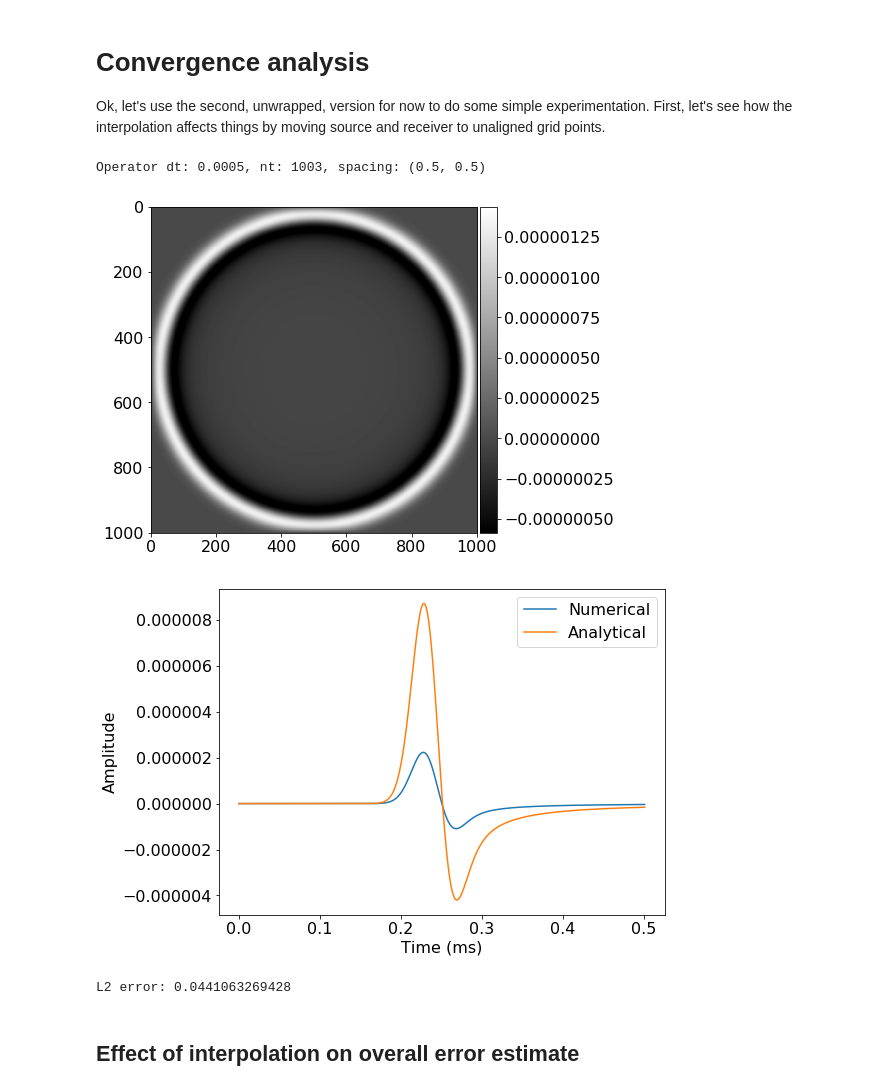
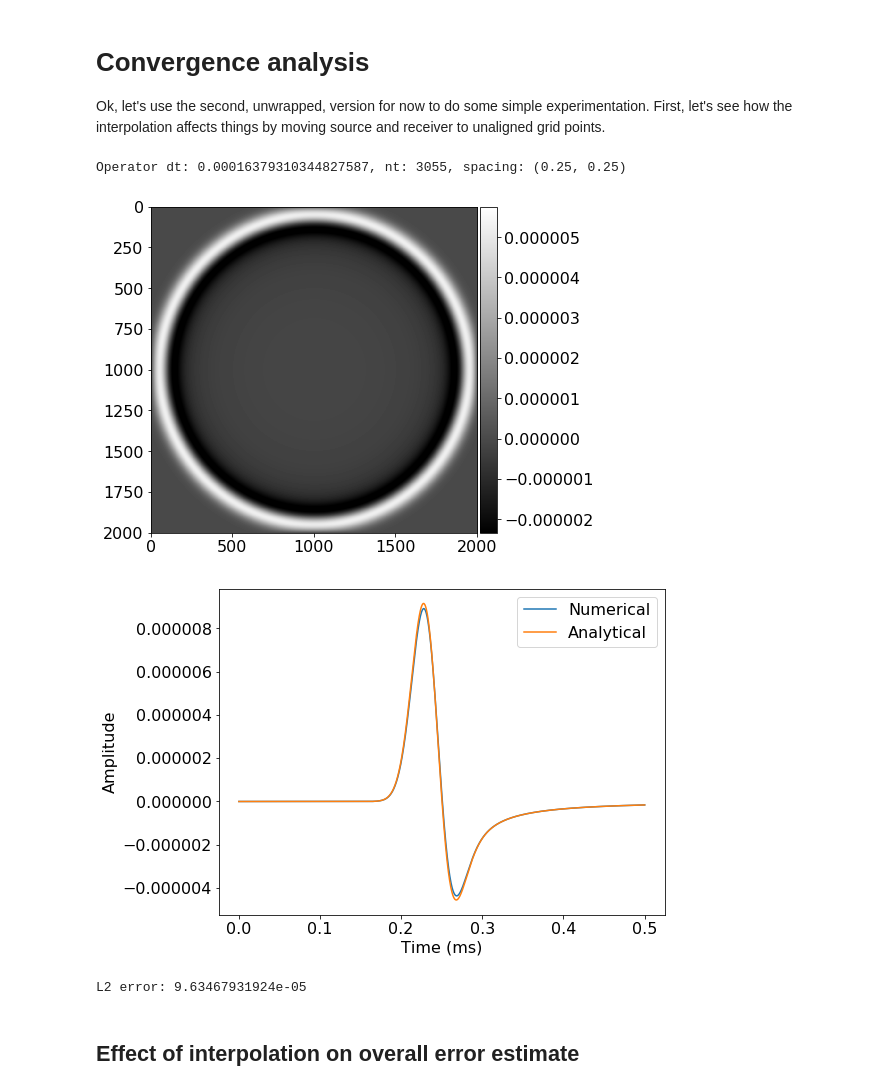
Before and after one commit to gamdow/devito, a Jupyter notebook: examples/seismic/convergence.ipynb, the cells around one changed output. Cells and saved outputs as stored; diff of their text form; code cells hidden in the pictures.

```diff
--- a/examples/seismic/convergence.ipynb
+++ b/examples/seismic/convergence.ipynb
@@ -302,7 +302,7 @@ def discretize_time(t0=0., tn=0.5, dt=0.001):
     nt = int((tn-t0) / dt) + 2
     return np.linspace(t0, nt*dt, nt)
 
-def timestep_size(dx, eps=0.58, c0=580.):
+def timestep_size(dx, eps=0.38, c0=580.):
     """
     Define timestep size for given epsilon
     """
@@ -318,7 +318,7 @@ def source_function(time):
     # 1st derivative of a Gaussian
     return -2. * (time - t0) * (f0 ** 2) * (np.exp(-1.0 * (f0 ** 2) * (time - t0) ** 2))
 
-def analytical_solution(src_loc, rec_loc, src, time, c0=580.):
+def analytical_solution(src_loc, rec_loc, src, time, c0=580., dt=0.001):
     """
     Analytical Solution
 
@@ -341,13 +341,15 @@ def analytical_solution(src_loc, rec_loc, src, time, c0=580.):
 
 @silencio()
 def numerical_solution(ncells=500, src_loc=(250., 250.), rec_loc=(330., 250.),
-                       source=_source, order=2, dt=0.001, nt=502, plot=False):
+                       source=_source, order=2, dt=0.001, plot=False):
     """
     Wrapper for a single wave propagation with parameters
     """
     extent = (500., 500.)
     shape = (ncells+1, ncells+1)
     grid = Grid(shape=shape, extent=extent)
+    x, y = grid.dimensions
+    t = grid.stepping_dim
     #spacing = (extent[0]/ncells, extent[1]/ncells)
     #vp = np.zeros((ncells+1, ncells+1), dtype=np.float32) + 580.
     #model = Model(origin=(0., 0.), spacing=spacing, shape=shape, vp=vp, nbpml=0)
@@ -370,7 +372,7 @@ def numerical_solution(ncells=500, src_loc=(250., 250.), rec_loc=(330., 250.),
     eqn = Eq(p.dt2, c**2*(p.dx2 + p.dy2))
     wave = [Eq(p.forward, solve(eqn, p.forward)[0])]
     #source = Eq(p.indexed[t+1, isx, isz], p.indexed[t+1, isx, isz] + s.indexed[_time, 0] / (dx * dz) * (dt ** 2))
-    source = s.inject(field=p.forward, expr=s / (dx*dz) * (dt**2))
+    source = s.inject(field=p.forward, expr=s / (x.spacing*y.spacing) * (t.spacing**2))
     #receiver = [Eq(r.indexed[_time, 0], p.indexed[t+1, irx, irz])]
     receiver = r.interpolate(p.forward)
 
@@ -388,31 +390,31 @@ def numerical_solution(ncells=500, src_loc=(250., 250.), rec_loc=(330., 250.),
 # %%
 # Sanity check that all is still well...
 src_loc = (250., 250.)
 rec_loc = (330., 250.)
 
-ncells = 1000  # 500
+ncells = 2000  # 500
 dt = timestep_size(500. / ncells)
 time = discretize_time(dt=dt)
 source = source_function(time)
 source_data = {'Original': _source, 'Source': source}
 #plot_seismogram(source_data, time=time)
 #print("%s %s" % (_source.shape, source.shape))
 
-analytical = analytical_solution(src_loc, rec_loc, src=source, time=time)
+analytical = analytical_solution(src_loc, rec_loc, src=source, time=time, dt=dt)
 numerical = numerical_solution(ncells=ncells, src_loc=src_loc, rec_loc=rec_loc,
-                               source=source, dt=dt, nt=len(time), plot=True)
+                               source=source, dt=dt, plot=True)
 
 seis_data = {'Numerical': numerical, 'Analytical': analytical}  #, 'Gc': Gc}
 plot_seismogram(seis_data, time=time)
 
-#errorl2 = np.linalg.norm(analytical - numerical)
-errorl2 = np.linalg.norm(analytical / np.linalg.norm(analytical) - numerical / np.linalg.norm(numerical))
+errorl2 = np.linalg.norm(analytical - numerical, 1)
+#errorl2 = np.linalg.norm(analytical / np.linalg.norm(analytical) - numerical / np.linalg.norm(numerical))
 print("L2 error: %s" % errorl2)
 # %% [output]
-Operator dt: 0.0005, nt: 1003, spacing: (0.5, 0.5)
+Operator dt: 0.00016379310344827587, nt: 3055, spacing: (0.25, 0.25)
-[figure, old version]
+[figure, new version]
-[figure, old version]
+[figure, new version]
-L2 error: 0.0441063269428
+L2 error: 9.63467931924e-05
 # %% [markdown]
 ## Effect of interpolation on overall error estimate
 # %%
```
Also changed, not shown: parts of 8 cells of this notebook.
